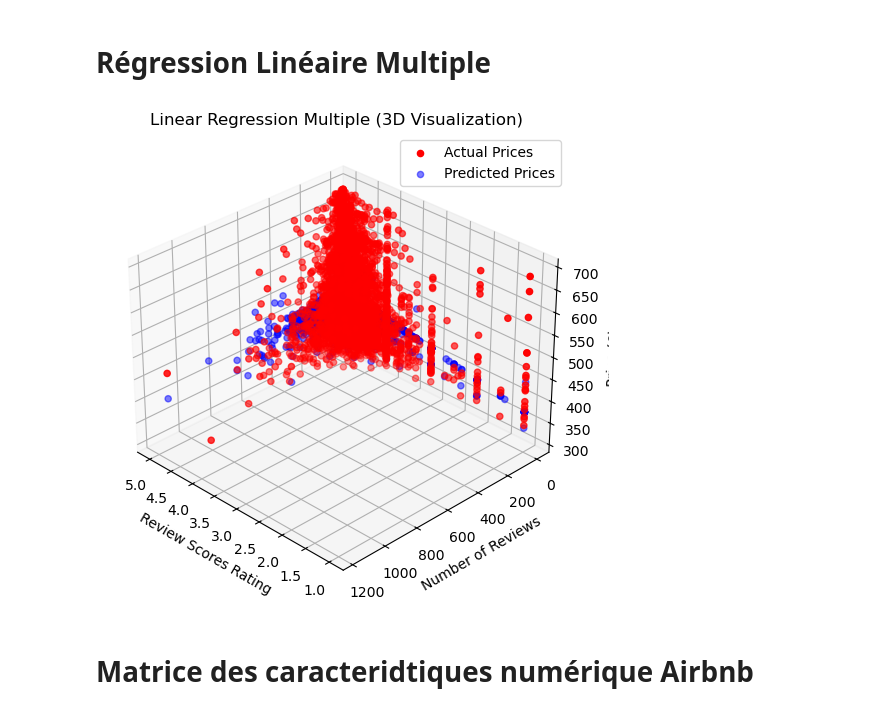
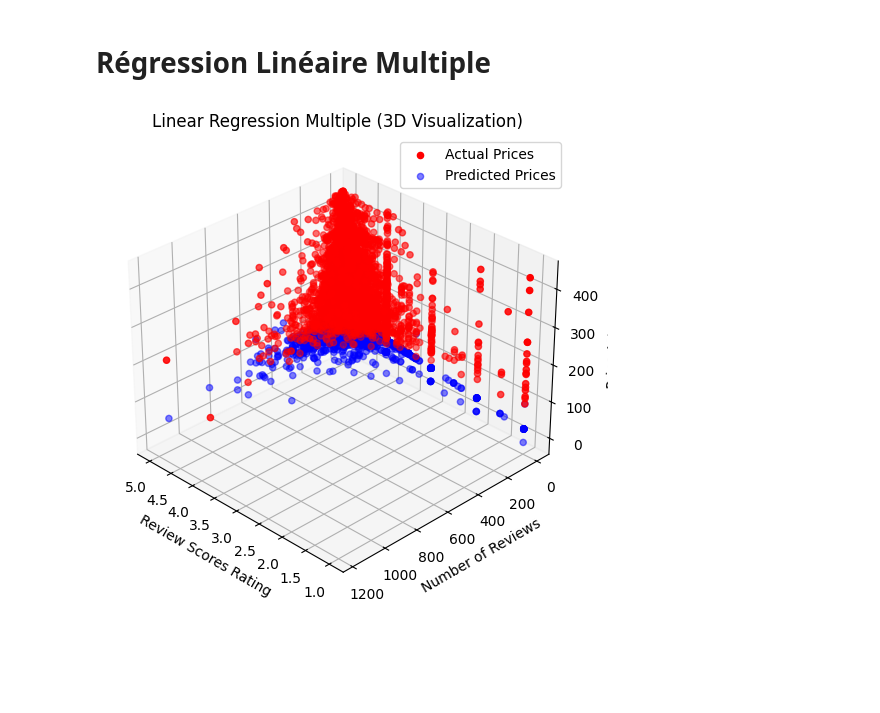
Before and after one commit to rufus232/project_airbnb, a Jupyter notebook: main.ipynb, the cells around one changed output. Drawn from its saved outputs; the diff is of its cells as text; code cells hidden in the pictures; blank space fills up the shorter version.

```diff
--- a/main.ipynb
+++ b/main.ipynb
@@ -272,8 +262,7 @@ Coefficient de détermination R² : -6867183910795221248507904.000
 # Régression Linéaire Multiple
 # %%
 # Check if the required columns exist in the DataFrame
-required_columns = ['review_scores_rating', 'price', 'number_of_reviews'] + \
-                   [col for col in df.columns if col.startswith('room_type_')]
+required_columns = ['review_scores_rating', 'price', 'number_of_reviews']
 missing_columns = [col for col in required_columns if col not in df.columns]
 
 if missing_columns:
@@ -292,35 +281,33 @@ else:
     # Splitting the dataset into training and testing sets
     X = df_clean[['review_scores_rating', 'number_of_reviews'] +
                  [col for col in df_clean.columns if col.startswith("room_type_")]]  # Using one-hot encoded room types
     y = df_clean['price']
     X_train, X_test, y_train, y_test = train_test_split(X, y, test_size=0.2, random_state=42)
 
     # Training the model
     model = LinearRegression()
     model.fit(X_train, y_train)
 
     # 3D Visualization of Actual vs Predicted Prices
     fig = plt.figure(figsize=(10, 6))
     ax = fig.add_subplot(111, projection='3d')
 
     # Scatter plot of actual prices
-    ax.scatter(X_test['review_scores_rating'], X_test['number_of_reviews'], y_test +300 , color='red', label='Actual Prices')
+    ax.scatter(X_test['review_scores_rating'], X_test['number_of_reviews'], y_test +50 , color='red', label='Actual Prices')
 
     # Scatter plot of predicted prices
     y_pred = model.predict(X_test)
-    ax.scatter(X_test['review_scores_rating'], X_test['number_of_reviews'], y_pred  + 300, color='blue', alpha=0.5, label='Predicted Prices')
+    ax.scatter(X_test['review_scores_rating'], X_test['number_of_reviews'], y_pred -50 , color='blue', alpha=0.5, label='Predicted Prices')
 
     ax.view_init(elev=30, azim=135)
 
     # Labels
     ax.set_xlabel("Review Scores Rating")
     ax.set_ylabel("Number of Reviews")
     ax.set_zlabel("Price (€)")
     ax.set_title("Linear Regression Multiple (3D Visualization)")
 
     plt.legend()
     plt.show()
 # %% [output]
-[figure, old version]
+[figure, new version]
-# %% [markdown]
-# Matrice des caracteridtiques numérique Airbnb
```
Also changed, not shown: parts of 11 cells of this notebook.
